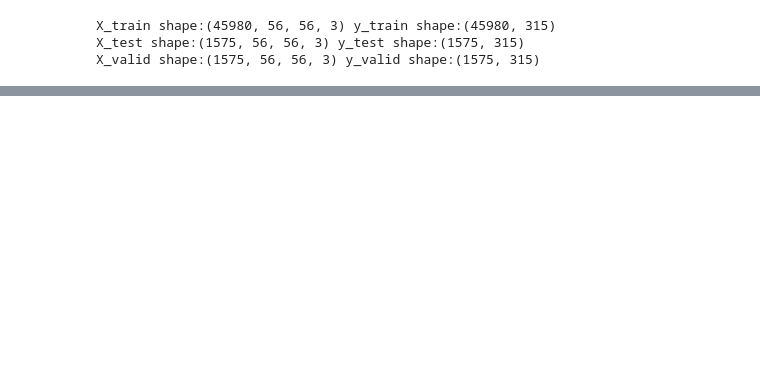
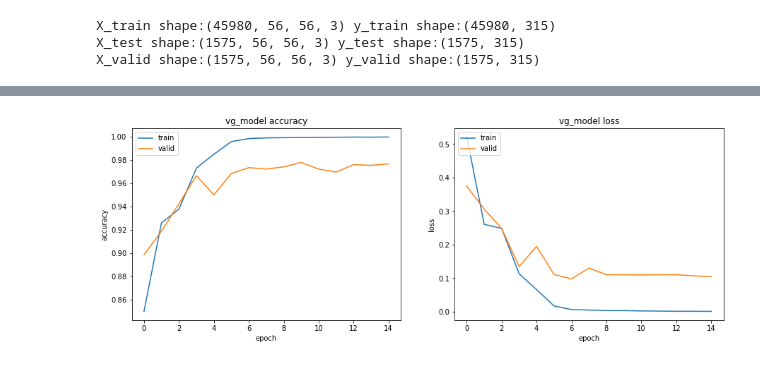
Before and after one commit to izinex/Springboard-Data-Science, a Jupyter notebook: Capstone 3/Notebooks/Untitled.ipynb, the cells around one changed output, grey strips where cells are left out. Cells and saved outputs as stored; diff of their text form; code cells hidden in the pictures; blank space fills up the shorter version.

```diff
--- a/Capstone 3/Notebooks/Untitled.ipynb
+++ b/Capstone 3/Notebooks/Untitled.ipynb
@@ -110,0 +456,2 @@ cuda.close()
+# %%
+vg_model = keras.models.load_model('C:/Users/izine/Desktop/GitHub/Springboard-Data-Science/Capstone 3/Notebooks/vg_model')
@@ -110,0 +479,11 @@ cuda.close()
+# %%
+vg_model.trainable = True
+
+set_trainable = False
+for layer in vg_model.layers:
+    if layer.name == 'block4_conv1':
+        set_trainable = True
+    if set_trainable:
+        layer.trainable = True
+    else:
+        layer.trainable = False
@@ -110,0 +511,10 @@ cuda.close()
+# %%
+vg_model.compile(Adam(1e-5),loss='categorical_crossentropy',metrics=['accuracy'])
+# %%
+callback = [EarlyStopping(patience=5, monitor='val_accuracy', restore_best_weights=True),
+            ReduceLROnPlateau(monitor = 'val_loss', patience = 1, factor=0.5, verbose=1)]
+
+vg_model_hist = vg_model.fit(train_generator,
+                            epochs=20,
+                            validation_data=valid_generator,
+                            callbacks=callback, verbose=1)
@@ -110,0 +539,19 @@ cuda.close()
+# %%
+fig, ax = plt.subplots(1,2,figsize=(15,5))
+ax[0].plot(vg_model_hist.history['accuracy'])
+ax[0].plot(vg_model_hist.history['val_accuracy'])
+ax[0].set_title('vg_model accuracy')
+ax[0].set_ylabel('accuracy')
+ax[0].set_xlabel('epoch')
+ax[0].legend(['train', 'valid'], loc='upper left')
+
+
+ax[1].plot(vg_model_hist.history['loss'])
+ax[1].plot(vg_model_hist.history['val_loss'])
+ax[1].set_title('vg_model loss')
+ax[1].set_ylabel('loss')
+ax[1].set_xlabel('epoch')
+ax[1].legend(['train', 'valid'], loc='upper left')
+plt.show()
+# %% [output]
+[figure, added]
```
Also changed, not shown: parts of 51 cells of this notebook, 4 other files.
